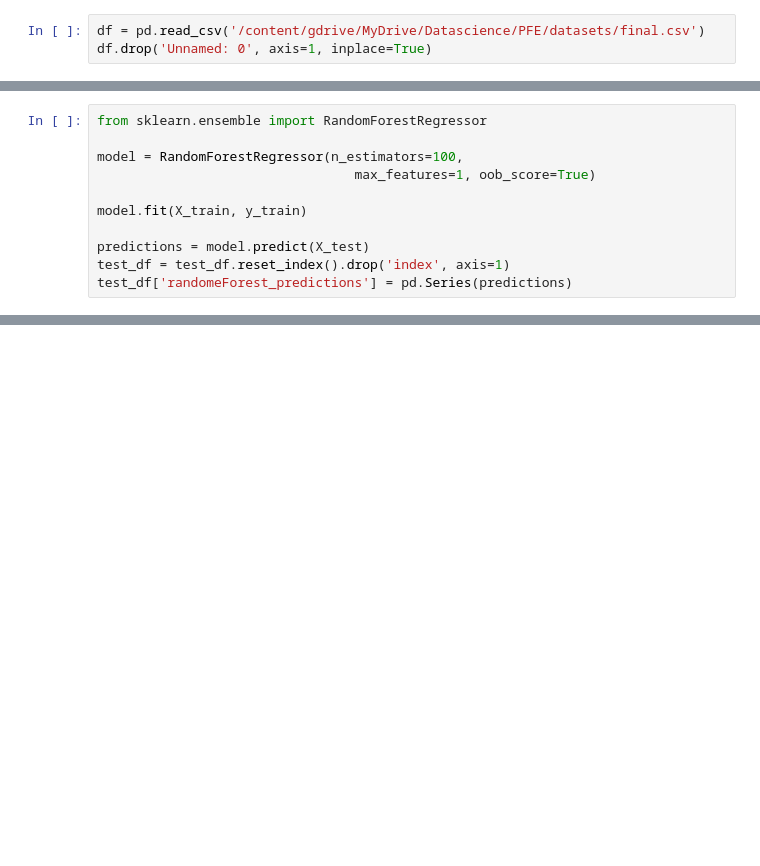
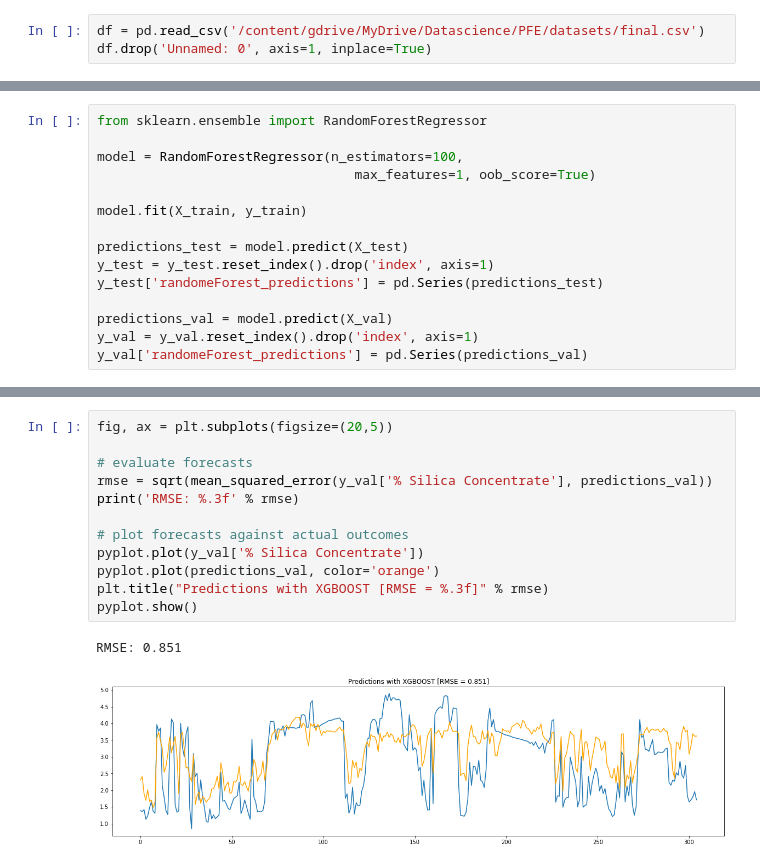
Before and after one commit to Malekkamoua/Android-Kotlin-Quiz-app-my-space, a Jupyter notebook: 5_Forecasting | ML_models.ipynb, the cells around one changed output, grey strips where cells are left out. Cells and saved outputs as stored; diff of their text form; blank space fills up the shorter version.

```diff
--- a/5_Forecasting | ML_models.ipynb
+++ b/5_Forecasting | ML_models.ipynb
@@ -71,9 +84,13 @@ model = RandomForestRegressor(n_estimators=100,
 
 model.fit(X_train, y_train)
 
-predictions = model.predict(X_test)
-test_df = test_df.reset_index().drop('index', axis=1)
-test_df['randomeForest_predictions'] = pd.Series(predictions)
+predictions_test = model.predict(X_test)
+y_test = y_test.reset_index().drop('index', axis=1)
+y_test['randomeForest_predictions'] = pd.Series(predictions_test)
+
+predictions_val = model.predict(X_val)
+y_val = y_val.reset_index().drop('index', axis=1)
+y_val['randomeForest_predictions'] = pd.Series(predictions_val)
 # %%
 fig, ax = plt.subplots(figsize=(20,5))
 
@@ -91,0 +109,15 @@ Test RMSE: 0.814
+# %%
+fig, ax = plt.subplots(figsize=(20,5))
+
+# evaluate forecasts
+rmse = sqrt(mean_squared_error(y_val['% Silica Concentrate'], predictions_val))
+print('RMSE: %.3f' % rmse)
+
+# plot forecasts against actual outcomes
+pyplot.plot(y_val['% Silica Concentrate'])
+pyplot.plot(predictions_val, color='orange')
+plt.title("Predictions with XGBOOST [RMSE = %.3f]" % rmse)
+pyplot.show()
+# %% [output]
+RMSE: 0.851
+[figure, added]
```
Also changed, not shown: parts of 6 cells of this notebook.
